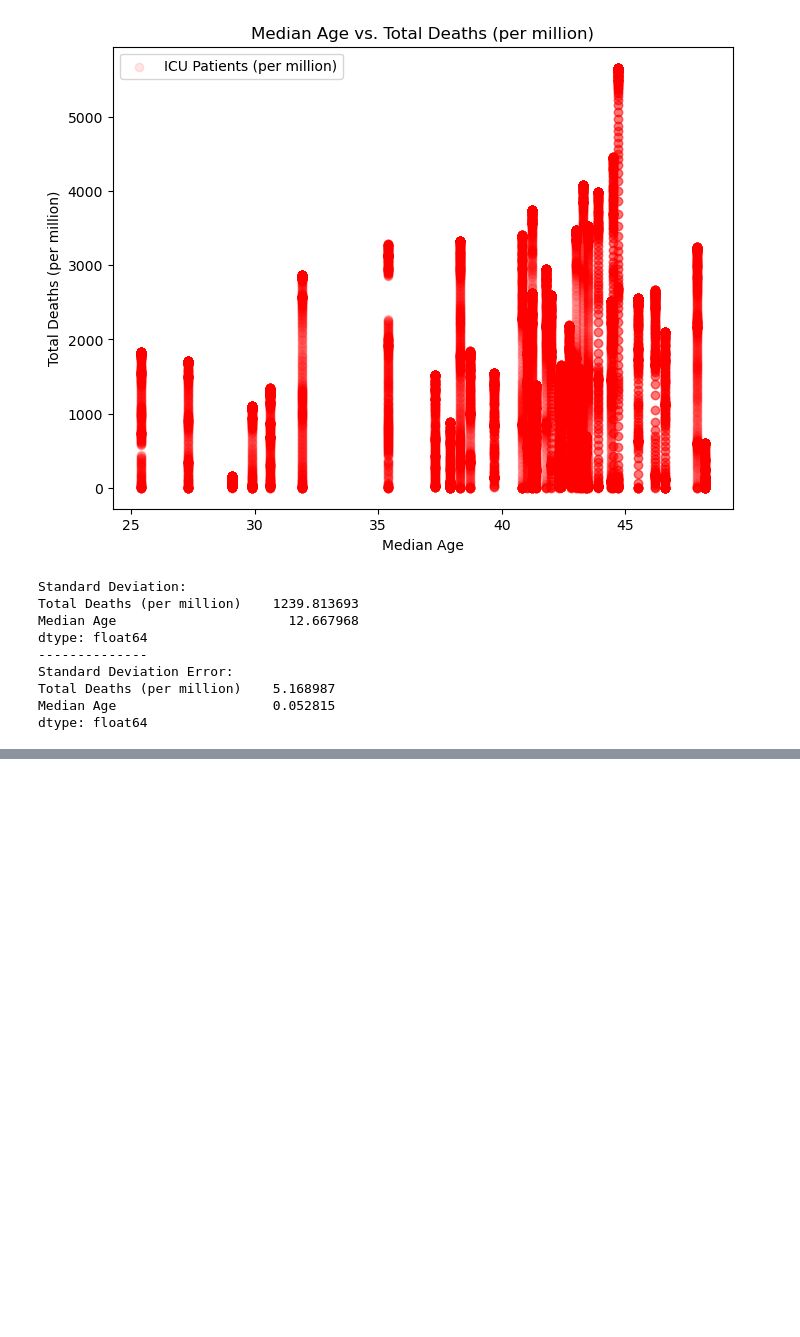
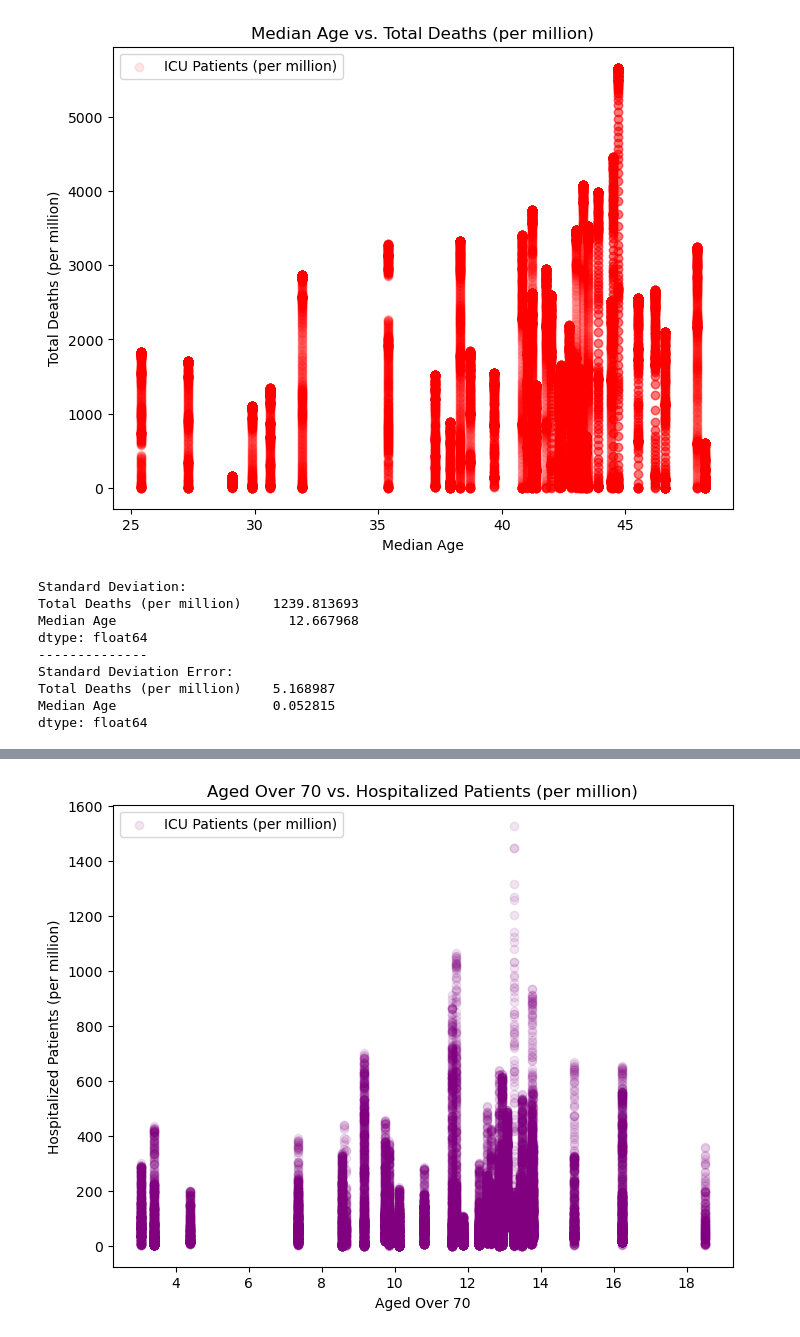
Before and after one commit to ss0ryan0/project1_group7, a Jupyter notebook: Code/project1_group7.ipynb, the cells around one changed output, grey strips where cells are left out. Saved outputs shown, nothing was run; the diff lists cells and outputs as text; code cells hidden in the pictures; blank space fills up the shorter version.

```diff
--- a/Code/project1_group7.ipynb
+++ b/Code/project1_group7.ipynb
@@ -355,0 +358,15 @@ See the caveats in the documentation: https://pandas.pydata.org/pandas-docs/stab
+# %%
+# graphing aged over 70 vs hospitalizations
+
+risk_factors = icu_location[["Hospitalized Patients (per million)", "Aged Over 70"]]
+risk_factors.fillna(0)
+
+plt.figure(figsize=(8, 6))
+plt.scatter(risk_factors["Aged Over 70"], risk_factors["Hospitalized Patients (per million)"], marker="o", label="ICU Patients (per million)", color="purple", alpha=0.1)
+plt.title("Aged Over 70 vs. Hospitalized Patients (per million)")
+plt.xlabel("Aged Over 70")
+plt.ylabel("Hospitalized Patients (per million)")
+plt.legend()
+plt.show()
+# %% [output]
+[figure, added]
```
Also changed, not shown: parts of 12 cells of this notebook.
